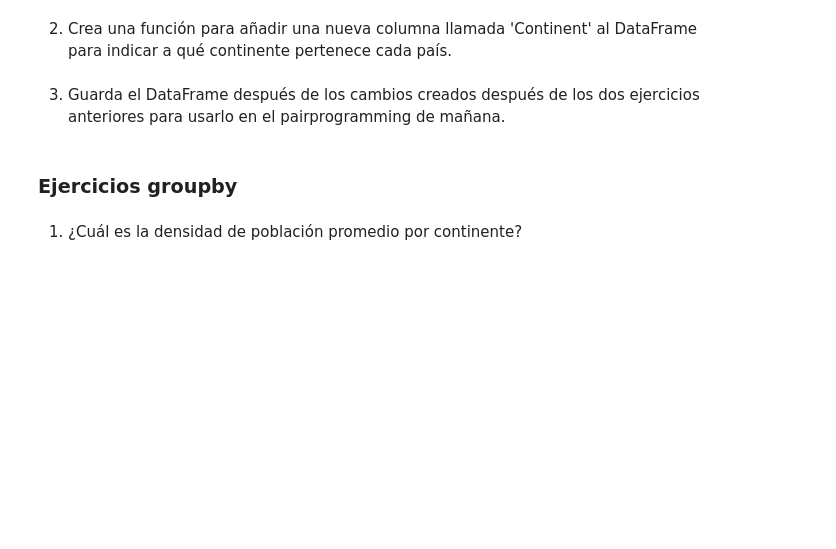
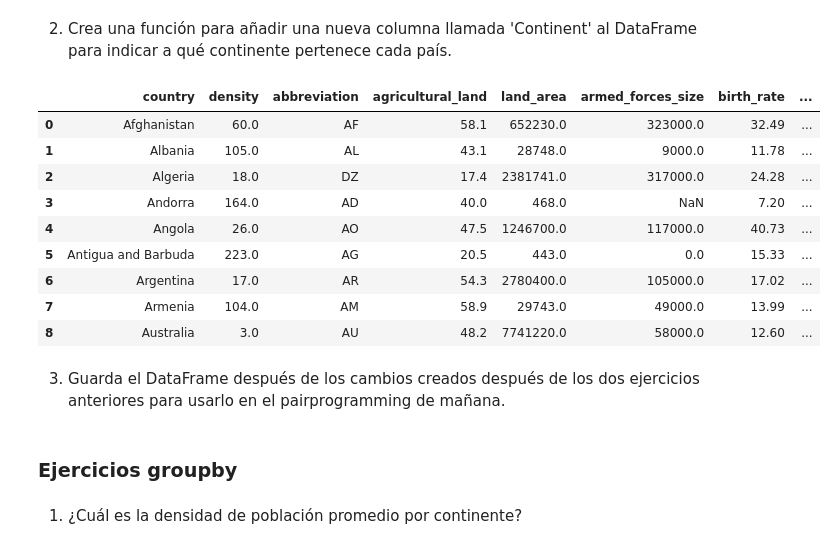
Before and after one commit to Macresca/modulo3-sprint1-pairprogramming-Maria_Crespo_Marina_Escobar, a Jupyter notebook: modulo3-05-groupby.ipynb, the cells around one changed output. Saved outputs shown, nothing was run; the diff lists cells and outputs as text; code cells hidden in the pictures; blank space fills up the shorter version.

```diff
--- a/modulo3-05-groupby.ipynb
+++ b/modulo3-05-groupby.ipynb
@@ -14,16 +36,19 @@ df_world = pd.read_csv('world-data-2023_part1.csv')
 def numericas (data):
 
     try:
-        float(data)
-        return data
+
+        data.replace(",","").replace("'","").strip()
+        return data.replace(",","").replace("'","").strip()
 
     except:
         return data
 
+
+
 # Crea un listado de las columnas que necesitan el cambio
-listado = ['land_area' , 'armed_forces_size' , 'co2-emissions' , 'gdp' , 'population' , 'latitude', 'longitude' , 'density' , 'cpi']
+listado = ['land_area' , 'armed_forces_size' , 'co2-emissions' , 'gdp' , 'population' ,'urban_population', 'Latitud', 'Longitud' , 'density' , 'cpi' ]
 
 # Itera por las columnas y les aplica la función
 for columna in listado:
 
-    df_world[columna] = df_world[columna].apply(numericas)
+    df_world[columna] = df_world[columna].apply(numericas).astype(float)
@@ -83,6 +117,19 @@ def get_continent(country):
 
 # Crea la columna 'continent'
 df_world['continent'] = df_world['country'].apply(get_continent)
+# %%
+df_world.head(9)
+# %% [output]
+|  | country | density | abbreviation | agricultural_land | land_area | armed_forces_size | birth_rate | ... |
+| 0 | Afghanistan | 60.0 | AF | 58.1 | 652230.0 | 323000.0 | 32.49 | ... |
+| 1 | Albania | 105.0 | AL | 43.1 | 28748.0 | 9000.0 | 11.78 | ... |
+| 2 | Algeria | 18.0 | DZ | 17.4 | 2381741.0 | 317000.0 | 24.28 | ... |
+| 3 | Andorra | 164.0 | AD | 40.0 | 468.0 | NaN | 7.20 | ... |
+| 4 | Angola | 26.0 | AO | 47.5 | 1246700.0 | 117000.0 | 40.73 | ... |
+| 5 | Antigua and Barbuda | 223.0 | AG | 20.5 | 443.0 | 0.0 | 15.33 | ... |
+| 6 | Argentina | 17.0 | AR | 54.3 | 2780400.0 | 105000.0 | 17.02 | ... |
+| 7 | Armenia | 104.0 | AM | 58.9 | 29743.0 | 49000.0 | 13.99 | ... |
+| 8 | Australia | 3.0 | AU | 48.2 | 7741220.0 | 58000.0 | 12.60 | ... |
 # %% [markdown]
 3. Guarda el DataFrame después de los cambios creados después de los dos ejercicios anteriores para usarlo en el pairprogramming de mañana.
 # %%
```
Also changed, not shown: parts of 19 cells of this notebook, 4 other files.
